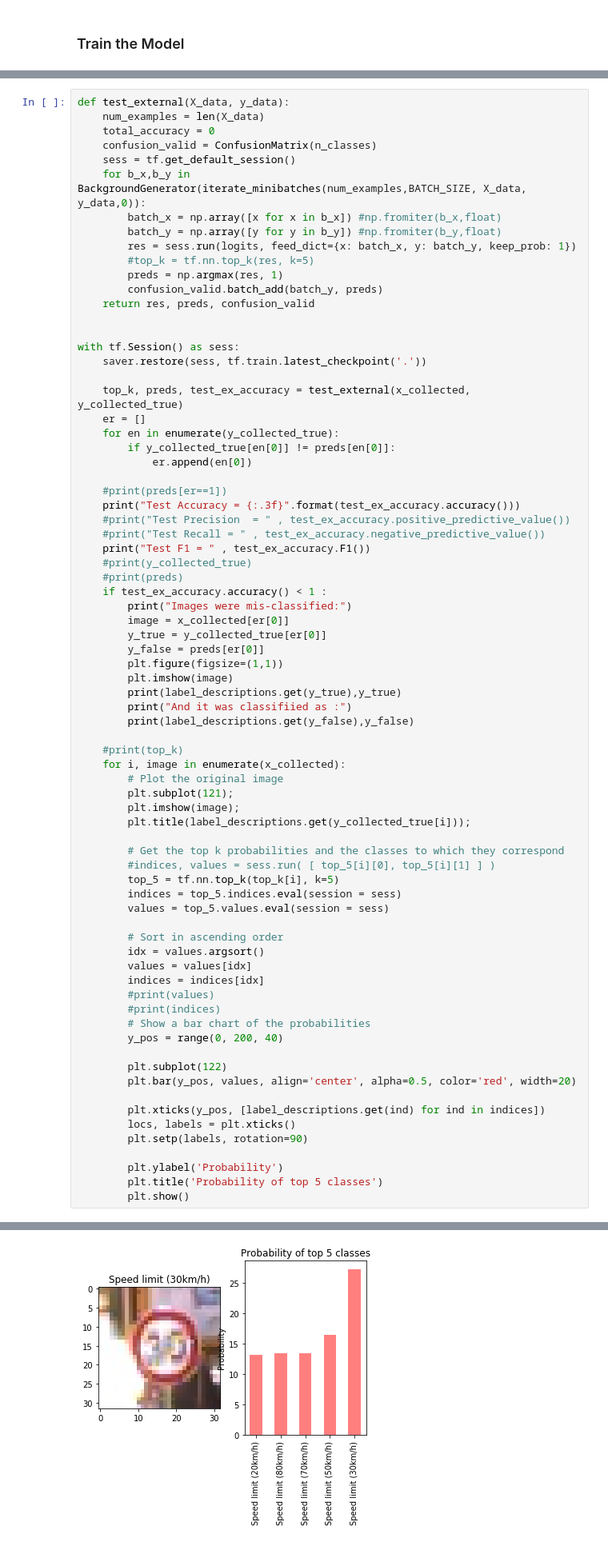
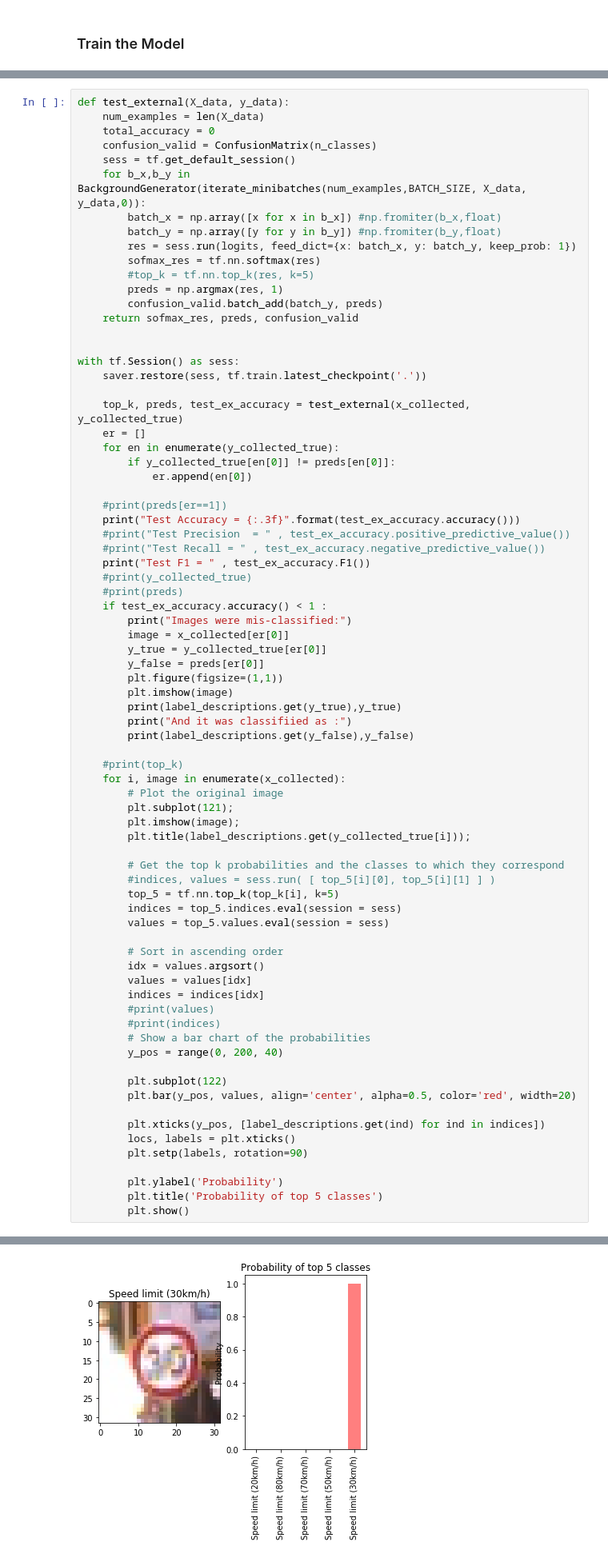
Before and after one commit to eelzinaty/CarND-Traffic-Sign-Classifier-Project, a Jupyter notebook: LeNet Traffic Sign Classifier.ipynb, the cells around one changed output, grey strips where cells are left out. Shown: that part at 80% size. Saved outputs shown, nothing was run; the diff lists cells and outputs as text.

Commit message:
Resolve third issue and add softmax for measuring model certainity

```diff
--- a/LeNet Traffic Sign Classifier.ipynb
+++ b/LeNet Traffic Sign Classifier.ipynb
@@ -578,10 +581,11 @@ def test_external(X_data, y_data):
         batch_x = np.array([x for x in b_x]) #np.fromiter(b_x,float)
         batch_y = np.array([y for y in b_y]) #np.fromiter(b_y,float)
         res = sess.run(logits, feed_dict={x: batch_x, y: batch_y, keep_prob: 1})
+        sofmax_res = tf.nn.softmax(res)
         #top_k = tf.nn.top_k(res, k=5)
         preds = np.argmax(res, 1)
         confusion_valid.batch_add(batch_y, preds)
-    return res, preds, confusion_valid
+    return sofmax_res, preds, confusion_valid
 
 
 with tf.Session() as sess:
@@ -665 +669 @@ Speed limit (120km/h) 8
-[figure, old version]
+[figure, new version]
```
Also changed, not shown: parts of 3 cells of this notebook.
